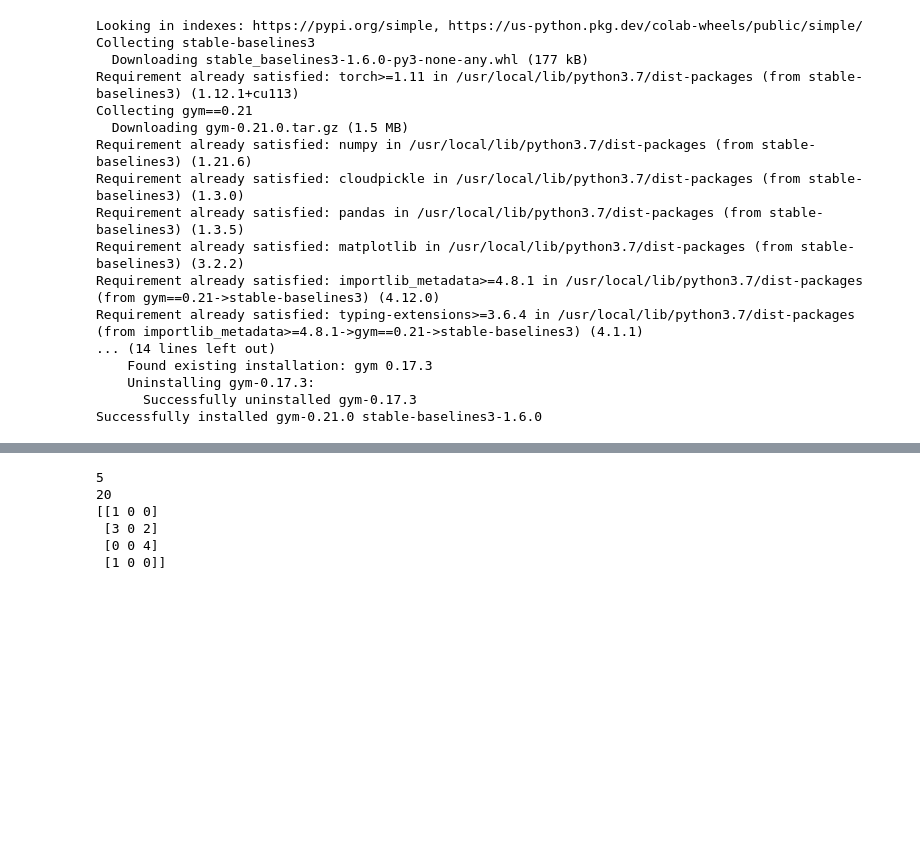
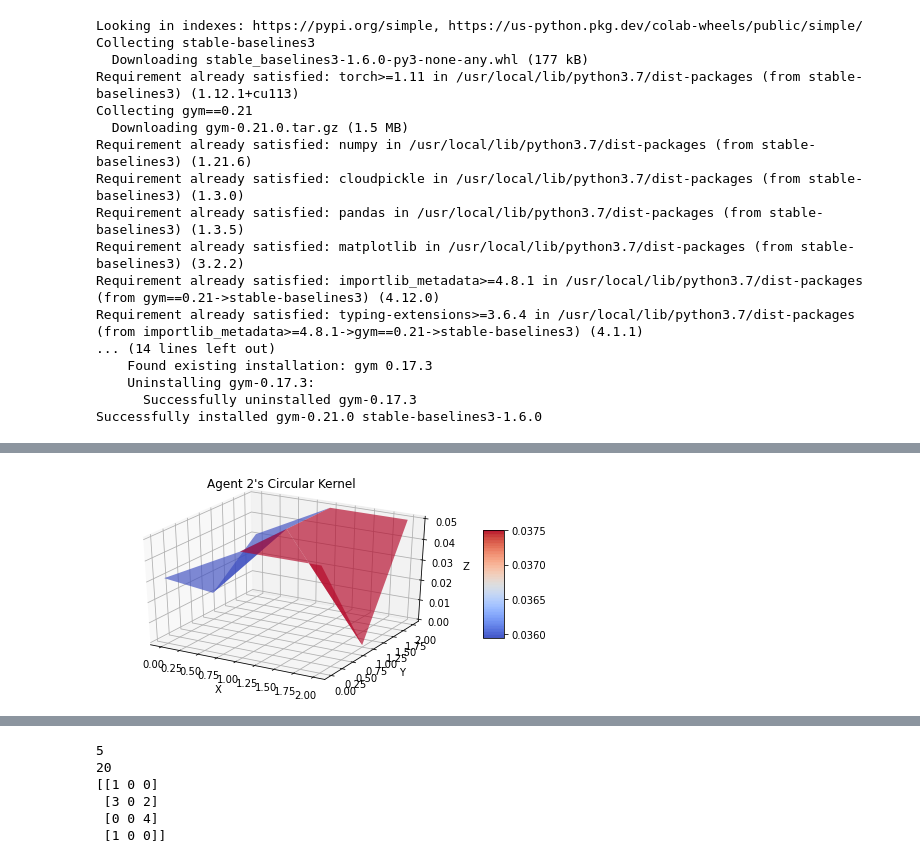
Before and after one commit to ashishrana160796/analyzing-cooperative-marls, a Jupyter notebook: prototyping_notebooks/stablebaselines_SizeThreeGridRoadEnv_governance_experiment.ipynb, the cells around one changed output, grey strips where cells are left out. Drawn from its saved outputs; the diff is of its cells as text; code cells hidden in the pictures; blank space fills up the shorter version.

```diff
--- a/prototyping_notebooks/stablebaselines_SizeThreeGridRoadEnv_governance_experiment.ipynb
+++ b/prototyping_notebooks/stablebaselines_SizeThreeGridRoadEnv_governance_experiment.ipynb
@@ -409,0 +431,4 @@ print(np.add(gradient_kernel(world_map), circular_kernel(world_map, 2)))
+# %%
+plot_kernel(circular_kernel(world_map, 2),'Agent 2\'s Circular Kernel')
+# %% [output]
+[figure, added]
```
Also changed, not shown: parts of 7 cells of this notebook.
